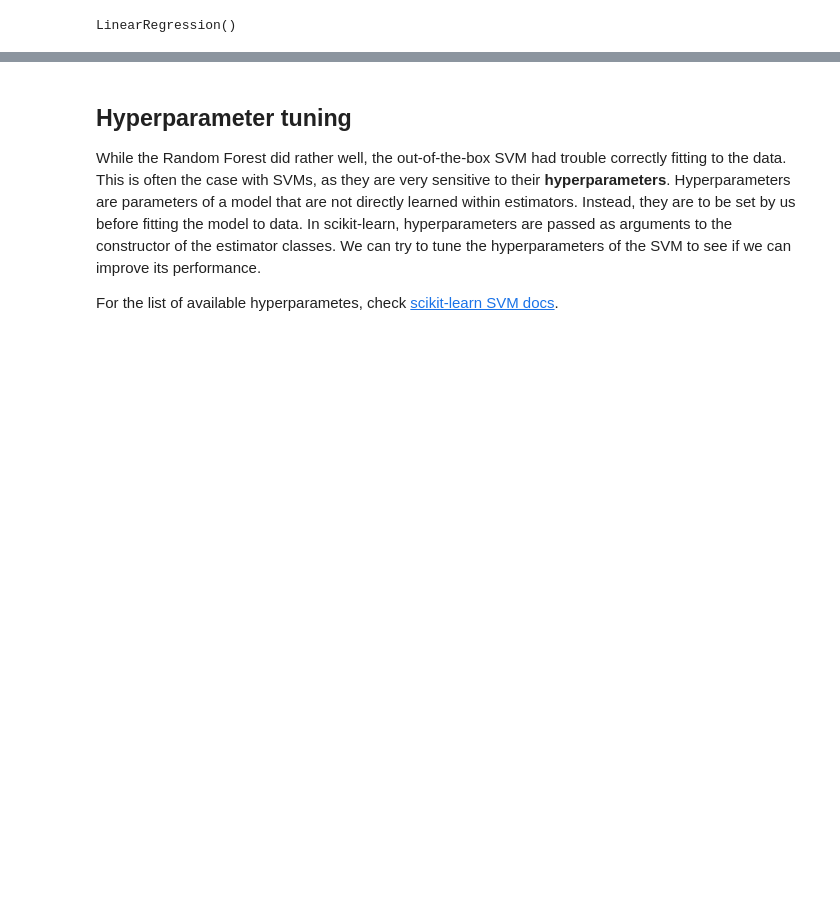
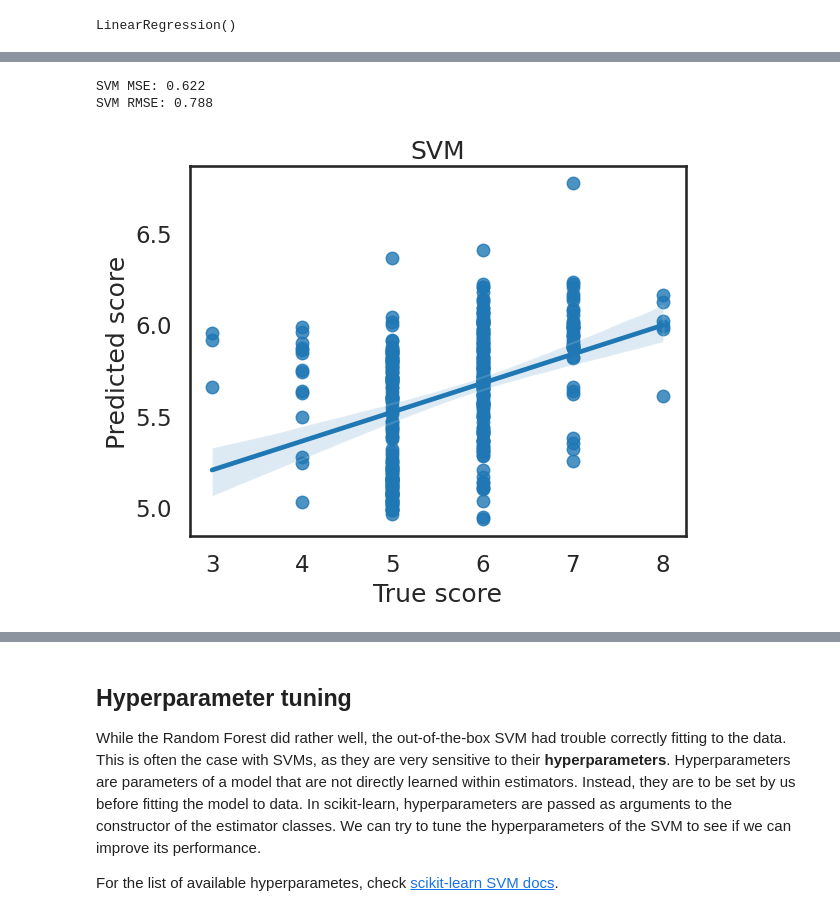
Before and after one commit to hubertrybka/pum-24, a Jupyter notebook: lab3-2.ipynb, the cells around one changed output, grey strips where cells are left out. Drawn from its saved outputs; the diff is of its cells as text; code cells hidden in the pictures; blank space fills up the shorter version.

```diff
--- a/lab3-2.ipynb
+++ b/lab3-2.ipynb
@@ -127,7 +164,18 @@ from sklearn.ensemble import RandomForestRegressor
 # %%
 svr = SVR()
 
-...
+svr.fit(X_train, y_train)
+y_pred = svr.predict(X_test)
+
+print('SVM MSE:', round(mean_squared_error(y_test, y_pred), 3)) # the lower, the better
+
+print('SVM RMSE:', round(root_mean_squared_error(y_test, y_pred), 3))
+
+plot_predictions(y_test, y_pred, title='SVM')
+# %% [output]
+SVM MSE: 0.622
+SVM RMSE: 0.788
+[figure, added]
 # %%
 rf = RandomForestRegressor()
 
```
Also changed, not shown: parts of 27 cells of this notebook, 5 other files.
